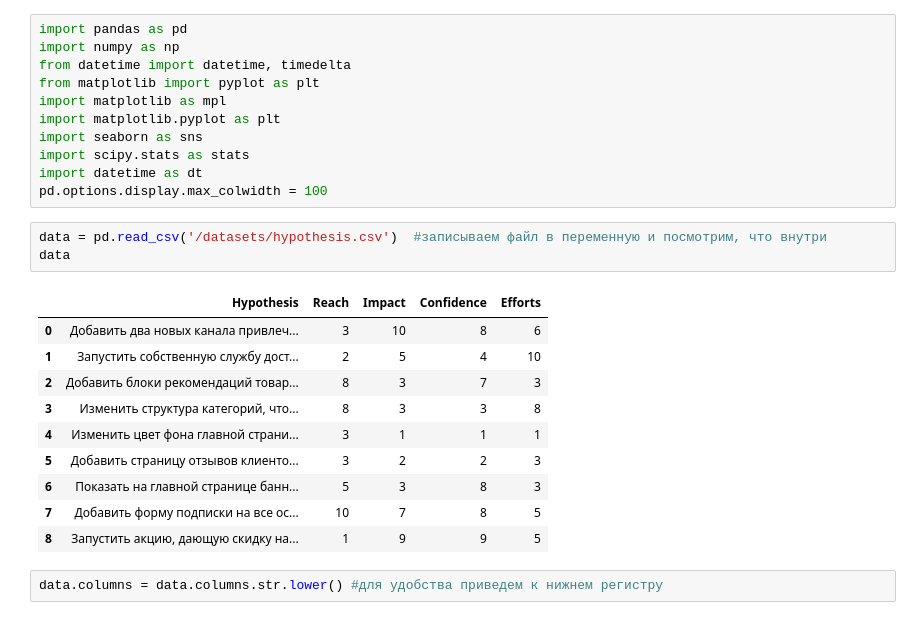
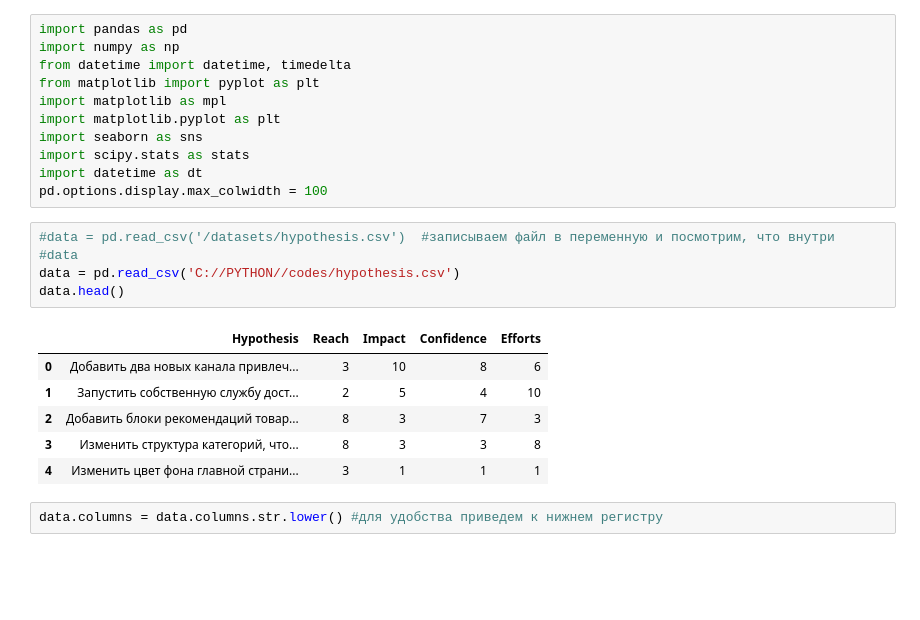
Before and after one commit to kotoptichka/Yandex.Prakticum, a Jupyter notebook: Проверка гипотез для увеличения выручки/Проверка гипотез для увеличения выручки.ipynb, the cells around one changed output. Saved outputs shown, nothing was run; the diff lists cells and outputs as text; blank space fills up the shorter version.

```diff
--- a/Проверка гипотез для увеличения выручки/Проверка гипотез для увеличения выручки.ipynb
+++ b/Проверка гипотез для увеличения выручки/Проверка гипотез для увеличения выручки.ipynb
@@ -39,19 +39,17 @@ import scipy.stats as stats
 import datetime as dt
 pd.options.display.max_colwidth = 100
 # %%
-data = pd.read_csv('/datasets/hypothesis.csv')  #записываем файл в переменную и посмотрим, что внутри
-data
+#data = pd.read_csv('/datasets/hypothesis.csv')  #записываем файл в переменную и посмотрим, что внутри
+#data
+data = pd.read_csv('C://PYTHON//codes/hypothesis.csv')
+data.head()
 # %% [output]
 |  | Hypothesis | Reach | Impact | Confidence | Efforts |
 | 0 | Добавить два новых канала привлеч... | 3 | 10 | 8 | 6 |
 | 1 | Запустить собственную службу дост... | 2 | 5 | 4 | 10 |
 | 2 | Добавить блоки рекомендаций товар... | 8 | 3 | 7 | 3 |
 | 3 | Изменить структура категорий, что... | 8 | 3 | 3 | 8 |
 | 4 | Изменить цвет фона главной страни... | 3 | 1 | 1 | 1 |
-| 5 | Добавить страницу отзывов клиенто... | 3 | 2 | 2 | 3 |
-| 6 | Показать на главной странице банн... | 5 | 3 | 8 | 3 |
-| 7 | Добавить форму подписки на все ос... | 10 | 7 | 8 | 5 |
-| 8 | Запустить акцию, дающую скидку на... | 1 | 9 | 9 | 5 |
 # %%
 data.columns = data.columns.str.lower() #для удобства приведем к нижнем регистру
 # %% [markdown]
```
Also changed, not shown: parts of 3 cells of this notebook.
